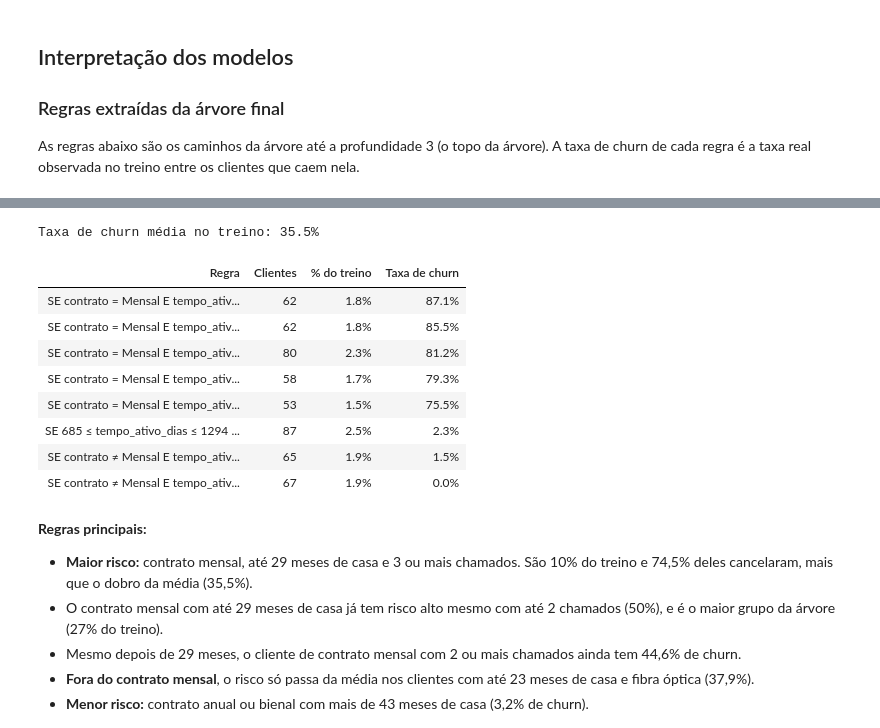
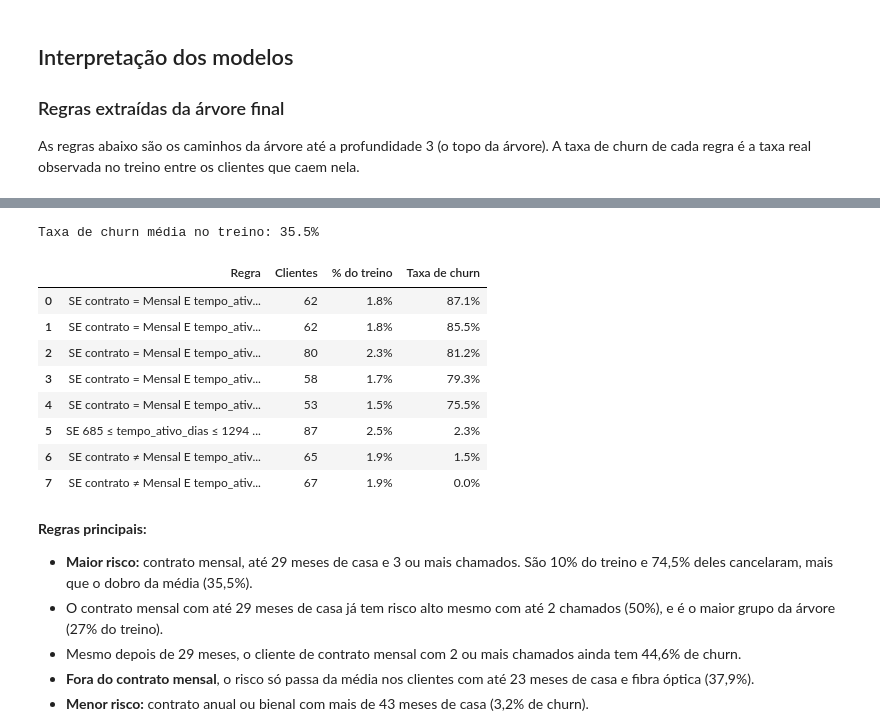
Before and after one commit to Henrique-apassos/churn-previsao-ml, a Jupyter notebook: ad_gradient_boosting.ipynb, the cells around one changed output, grey strips where cells are left out. Cells and saved outputs as stored; diff of their text form; code cells hidden in the pictures.

```diff
--- a/ad_gradient_boosting.ipynb
+++ b/ad_gradient_boosting.ipynb
@@ -294,7 +294,7 @@ comparativo_ad['Profundidade'] = [baseline.get_depth(), ad_prepoda.get_depth(),
 display(comparativo_ad.round(4))
 
 # A árvore escolhida é a de maior PR-AUC na validação cruzada
-if comparativo_ad.loc['Pré-poda', 'PR-AUC CV'] >= comparativo_ad.loc['Pós-poda', 'PR-AUC CV']:
+if float(comparativo_ad.loc['Pré-poda', 'PR-AUC CV']) >= comparativo_ad.loc['Pós-poda', 'PR-AUC CV']:
     ad_escolhida, nome_ad = ad_prepoda, 'Pré-poda'
 else:
     ad_escolhida, nome_ad = ad_pospoda, 'Pós-poda'
@@ -957,21 +960,24 @@ display(regras_topo.style.format({'% do treino': '{:.1%}', 'Taxa de churn': '{:.
 # %%
 # Folhas completas da árvore: as de maior e as de menor risco (com pelo menos 30 clientes)
 folhas = extrair_regras(ad_final, X_train, y_train)
 folhas = folhas[folhas['Clientes'] >= 30]
 print(f"Taxa de churn média no treino: {y_train.mean():.1%}")
-display(pd.concat([folhas.head(5), folhas.tail(3)])
-        .style.format({'% do treino': '{:.1%}', 'Taxa de churn': '{:.1%}'}).hide(axis='index'))
+
+folhas_exibicao = pd.concat([folhas.head(5), folhas.tail(3)]).reset_index(drop=True)
+folhas_exibicao['% do treino'] = folhas_exibicao['% do treino'].map('{:.1%}'.format)
+folhas_exibicao['Taxa de churn'] = folhas_exibicao['Taxa de churn'].map('{:.1%}'.format)
+display(folhas_exibicao)
 # %% [output]
 Taxa de churn média no treino: 35.5%
-| Regra | Clientes | % do treino | Taxa de churn |
-| SE contrato = Mensal E tempo_ativ... | 62 | 1.8% | 87.1% |
-| SE contrato = Mensal E tempo_ativ... | 62 | 1.8% | 85.5% |
-| SE contrato = Mensal E tempo_ativ... | 80 | 2.3% | 81.2% |
-| SE contrato = Mensal E tempo_ativ... | 58 | 1.7% | 79.3% |
-| SE contrato = Mensal E tempo_ativ... | 53 | 1.5% | 75.5% |
-| SE 685 ≤ tempo_ativo_dias ≤ 1294 ... | 87 | 2.5% | 2.3% |
-| SE contrato ≠ Mensal E tempo_ativ... | 65 | 1.9% | 1.5% |
-| SE contrato ≠ Mensal E tempo_ativ... | 67 | 1.9% | 0.0% |
+|  | Regra | Clientes | % do treino | Taxa de churn |
+| 0 | SE contrato = Mensal E tempo_ativ... | 62 | 1.8% | 87.1% |
+| 1 | SE contrato = Mensal E tempo_ativ... | 62 | 1.8% | 85.5% |
+| 2 | SE contrato = Mensal E tempo_ativ... | 80 | 2.3% | 81.2% |
+| 3 | SE contrato = Mensal E tempo_ativ... | 58 | 1.7% | 79.3% |
+| 4 | SE contrato = Mensal E tempo_ativ... | 53 | 1.5% | 75.5% |
+| 5 | SE 685 ≤ tempo_ativo_dias ≤ 1294 ... | 87 | 2.5% | 2.3% |
+| 6 | SE contrato ≠ Mensal E tempo_ativ... | 65 | 1.9% | 1.5% |
+| 7 | SE contrato ≠ Mensal E tempo_ativ... | 67 | 1.9% | 0.0% |
 # %% [markdown]
 **Regras principais:**
 
```
Also changed, not shown: parts of 14 cells of this notebook.
